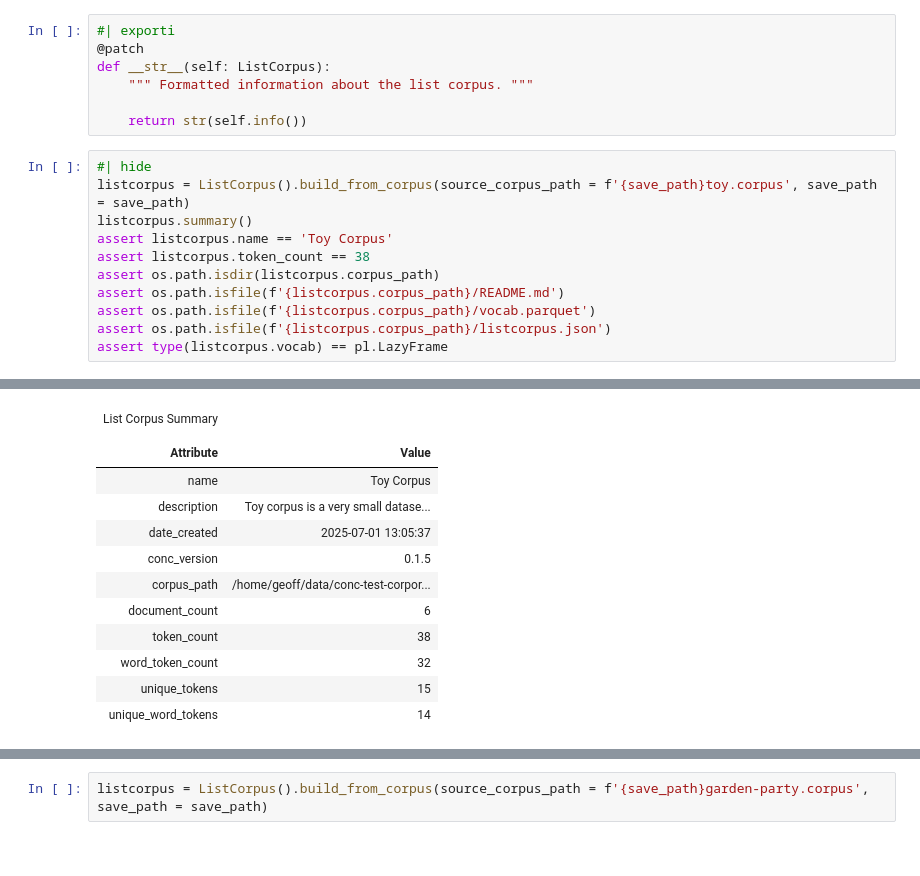
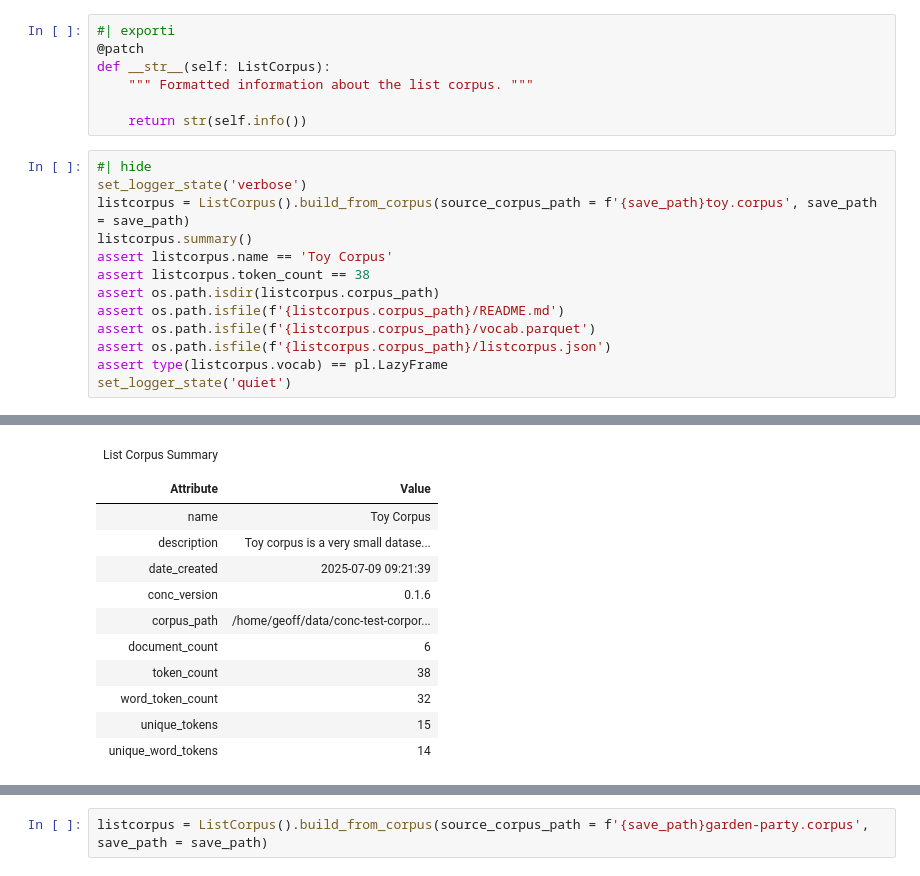
Before and after one commit to polsci/conc, a Jupyter notebook: nbs/api/51_listcorpus.ipynb, the cells around one changed output, grey strips where cells are left out. Saved outputs shown, nothing was run; the diff lists cells and outputs as text.

```diff
--- a/nbs/api/51_listcorpus.ipynb
+++ b/nbs/api/51_listcorpus.ipynb
@@ -277,6 +282,7 @@ def __str__(self: ListCorpus):
 	return str(self.info())
 # %%
 #| hide
+set_logger_state('verbose')
 listcorpus = ListCorpus().build_from_corpus(source_corpus_path = f'{save_path}toy.corpus', save_path = save_path)
 listcorpus.summary()
 assert listcorpus.name == 'Toy Corpus'
@@ -286,4 +292,5 @@ assert os.path.isfile(f'{listcorpus.corpus_path}/README.md')
 assert os.path.isfile(f'{listcorpus.corpus_path}/vocab.parquet')
 assert os.path.isfile(f'{listcorpus.corpus_path}/listcorpus.json')
 assert type(listcorpus.vocab) == pl.LazyFrame
+set_logger_state('quiet')
 # %% [output]
@@ -290,10 +300,10 @@ assert type(listcorpus.vocab) == pl.LazyFrame
 | List Corpus Summary |  |
 |  |  |
 | Attribute | Value |
 | name | Toy Corpus |
 | description | Toy corpus is a very small datase... |
-| date_created | 2025-07-01 13:05:37 |
-| conc_version | 0.1.5 |
+| date_created | 2025-07-09 09:21:39 |
+| conc_version | 0.1.6 |
 | corpus_path | /home/geoff/data/conc-test-corpor... |
 | document_count | 6 |
 | token_count | 38 |
```
Also changed, not shown: parts of 6 cells of this notebook.
